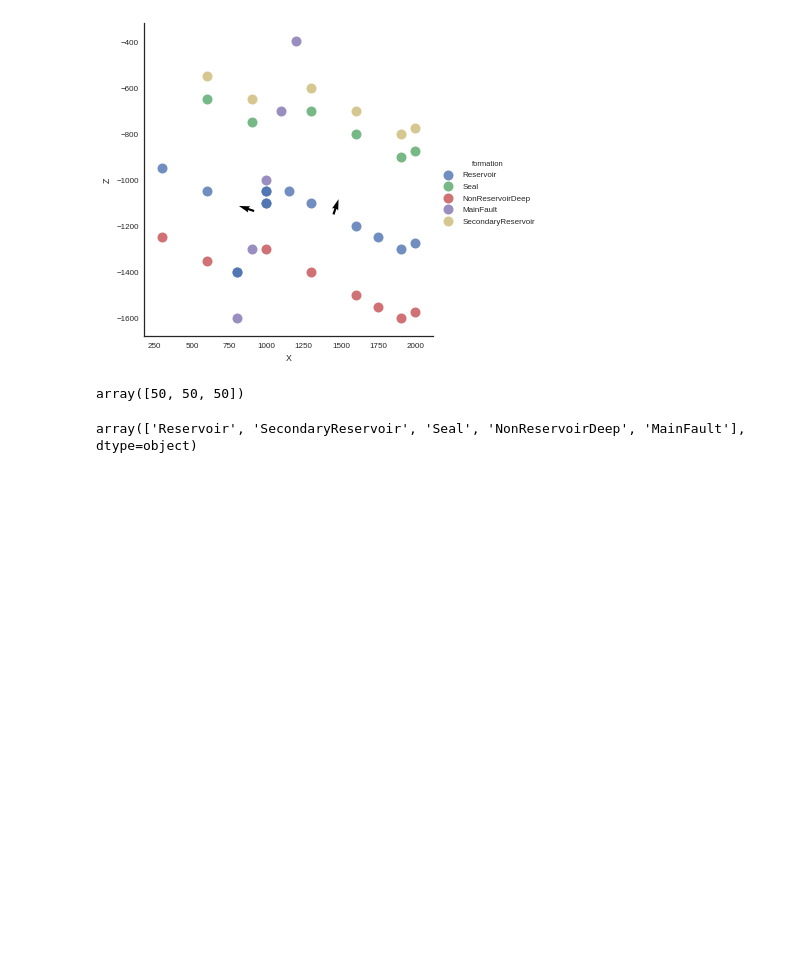
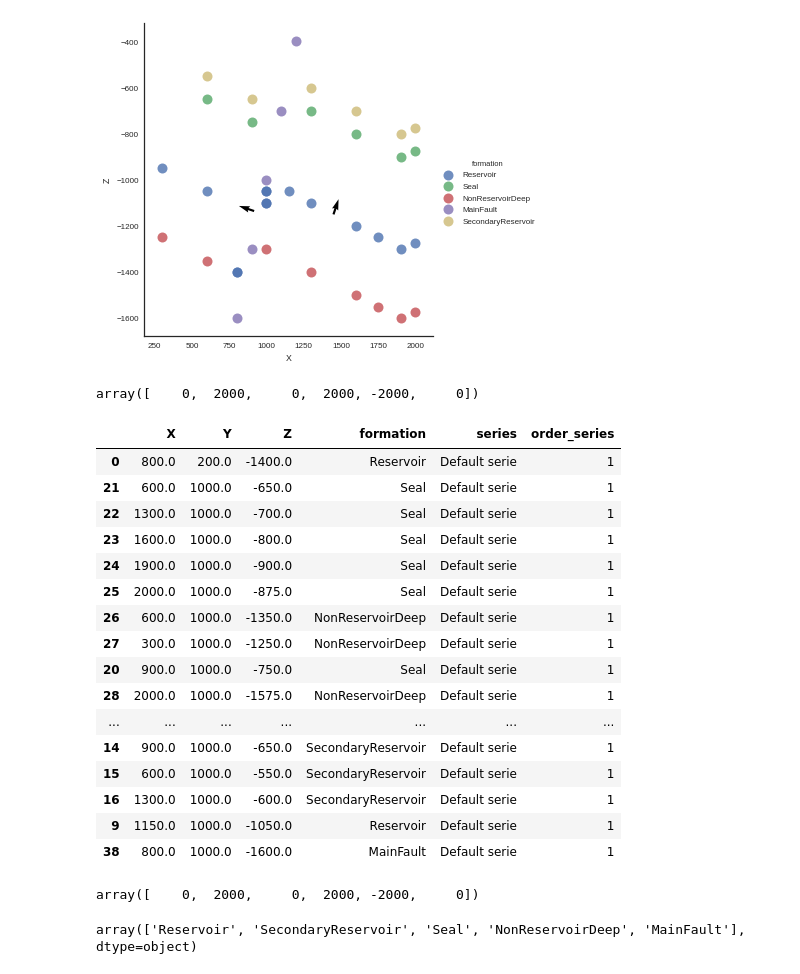
Before and after one commit to nre-aachen/gempy, a Jupyter notebook: Prototype Notebook/FabianThesis.ipynb, the cells around one changed output. Cells and saved outputs as stored; diff of their text form; code cells hidden in the pictures; blank space fills up the shorter version.

```diff
--- a/Prototype Notebook/FabianThesis.ipynb
+++ b/Prototype Notebook/FabianThesis.ipynb
@@ -44,9 +44,33 @@ GeMpy.plot_data(geo_data)
 <gempy.Visualization.PlotData at 0x...>
 [figure]
 # %%
-geo_data.resolution
+geo_data.extent
 # %% [output]
-array([50, 50, 50])
+array([    0,  2000,     0,  2000, -2000,     0])
+# %%
+geo_data.interfaces
+# %% [output]
+|  | X | Y | Z | formation | series | order_series |
+| 0 | 800.0 | 200.0 | -1400.0 | Reservoir | Default serie | 1 |
+| 21 | 600.0 | 1000.0 | -650.0 | Seal | Default serie | 1 |
+| 22 | 1300.0 | 1000.0 | -700.0 | Seal | Default serie | 1 |
+| 23 | 1600.0 | 1000.0 | -800.0 | Seal | Default serie | 1 |
+| 24 | 1900.0 | 1000.0 | -900.0 | Seal | Default serie | 1 |
+| 25 | 2000.0 | 1000.0 | -875.0 | Seal | Default serie | 1 |
+| 26 | 600.0 | 1000.0 | -1350.0 | NonReservoirDeep | Default serie | 1 |
+| 27 | 300.0 | 1000.0 | -1250.0 | NonReservoirDeep | Default serie | 1 |
+| 20 | 900.0 | 1000.0 | -750.0 | Seal | Default serie | 1 |
+| 28 | 2000.0 | 1000.0 | -1575.0 | NonReservoirDeep | Default serie | 1 |
+| ... | ... | ... | ... | ... | ... | ... |
+| 14 | 900.0 | 1000.0 | -650.0 | SecondaryReservoir | Default serie | 1 |
+| 15 | 600.0 | 1000.0 | -550.0 | SecondaryReservoir | Default serie | 1 |
+| 16 | 1300.0 | 1000.0 | -600.0 | SecondaryReservoir | Default serie | 1 |
+| 9 | 1150.0 | 1000.0 | -1050.0 | Reservoir | Default serie | 1 |
+| 38 | 800.0 | 1000.0 | -1600.0 | MainFault | Default serie | 1 |
+# %%
+geo_data.extent
+# %% [output]
+array([    0,  2000,     0,  2000, -2000,     0])
 # %%
 import visualization_vtk as vv
 vv.visualize(geo_data)
```
Also changed, not shown: 1 other file.
